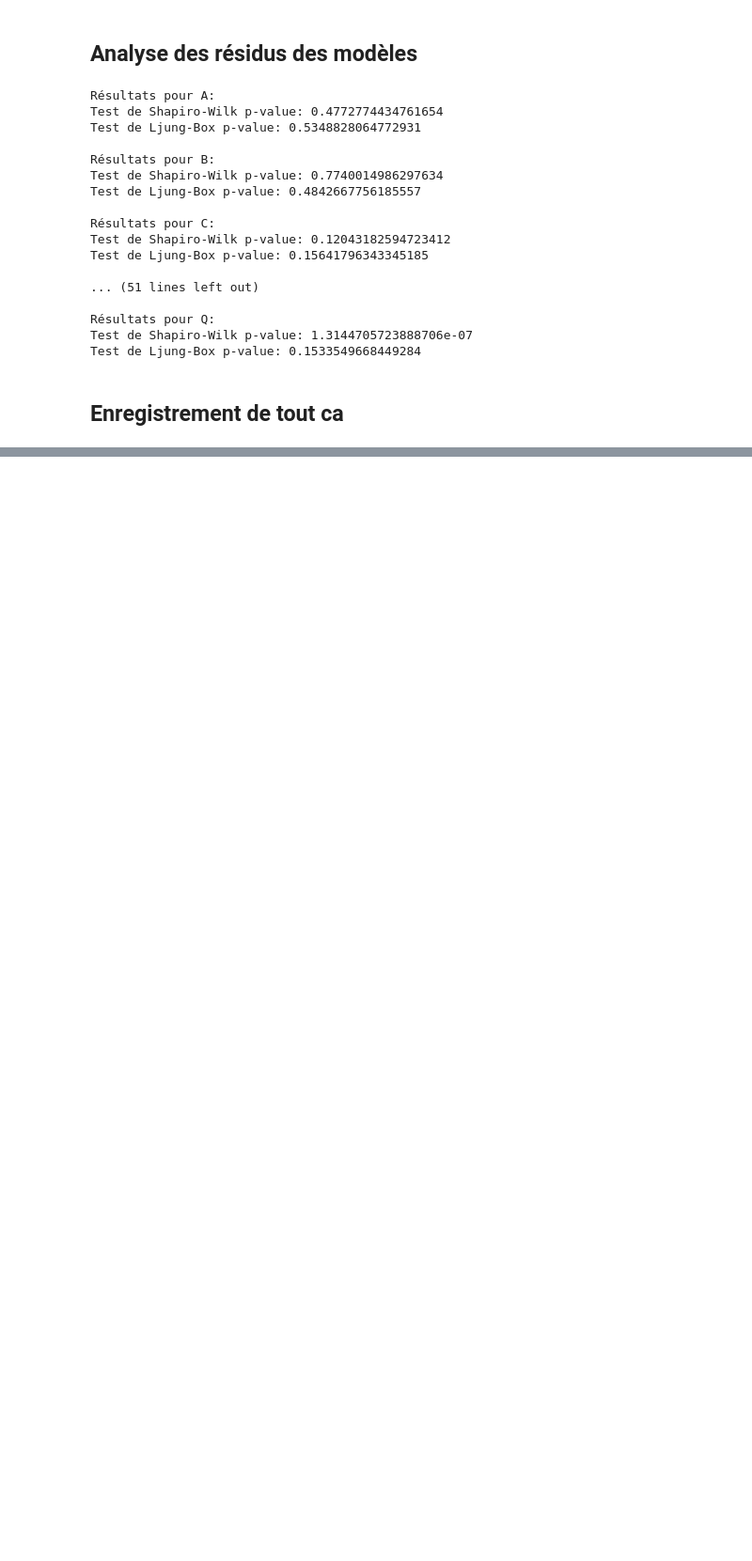
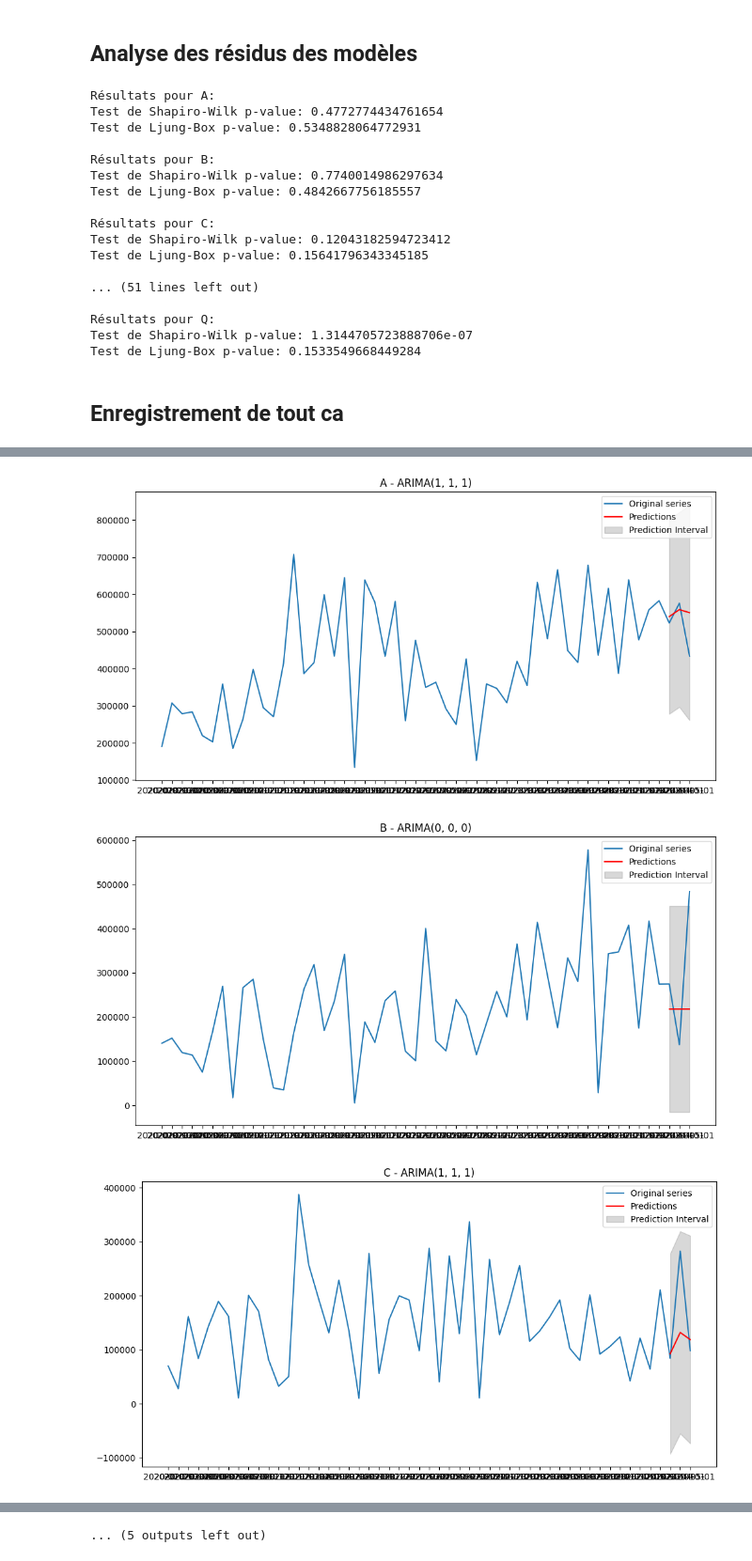
Before and after one commit to Yannickdla/MS-EBDE-UTT-23-Prof-thesis, a Jupyter notebook: Code/Modeling/Etudes de Modelisation 3 baseline models.ipynb, the cells around one changed output, grey strips where cells are left out. Shown at 94% size. Drawn from its saved outputs; the diff is of its cells as text; code cells hidden in the pictures; blank space fills up the shorter version.

Commit message:
Commit de modèles VAR et ARIMA

```diff
--- a/Code/Modeling/Etudes de Modelisation 3 baseline models.ipynb
+++ b/Code/Modeling/Etudes de Modelisation 3 baseline models.ipynb
@@ -405,15 +405,15 @@ for col, model in best_models.items():
         'Shapiro-Wilk p-value': shapiro_test.pvalue,
         'Ljung-Box p-value': ljungbox_test['lb_pvalue'].values[0],
 
-        'MAAPE': maape_value,
-        'MAPE': mape,
+        'MAAPE': f"{maape_value}°",
+        'MAPE': f"{mape}%",
         'ME': me,
         'RMSE': rmse,
         'MAE': mae,
         'MASE': mase,
 
-        'SMAPE': smape_value,
-        'ASMAPE': asmape_value,
+        'SMAPE': f"{smape_value}%",
+        'ASMAPE': f"{asmape_value}%",
 
     })
 
@@ -442,0 +445,40 @@ results_df.style.set_properties(**{"border": "1.5px solid #ffffff"})#, "color":
+# %%
+# Parcourir chaque modèle ajusté
+for col, model in best_models.items():
+
+    # Diviser les données
+    train = dfOrig[col].iloc[:-n]
+    test = dfOrig[col].iloc[-n:]
+
+    # Réajuster le modèle sur l'ensemble d'entraînement
+    model.fit(train)
+
+    # Faire des prévisions sur l'ensemble de test avec intervalle de confiance
+    predictions, conf_int = model.predict(n_periods=n, return_conf_int=True)
+
+    # Créer une figure pour chaque série
+    plt.figure(figsize=(12, 6))
+
+    # Tracer la série originale
+    plt.plot(dfOrig.index, dfOrig[col], label='Original series')
+
+    # Tracer les prévisions
+    prediction_index = dfOrig.index[-n:]
+    plt.plot(prediction_index, predictions, label='Predictions', color='red')
+
+    # Tracer l'intervalle de prédiction
+    plt.fill_between(prediction_index,
+                     conf_int[:, 0],  # Limite inférieure de l'intervalle
+                     conf_int[:, 1],  # Limite supérieure de l'intervalle
+                     color='gray', alpha=0.3, label='Prediction Interval')
+
+    plt.title(f'{col} - ARIMA{model.order}')
+    # Ajouter une légende
+    plt.legend()
+
+    # Afficher le graphique
+    plt.show()
+# %% [output]
+[figure, added]
+[figure, added]
+[figure, added]
@@ -442,0 +494 @@ results_df.style.set_properties(**{"border": "1.5px solid #ffffff"})#, "color":
+... (5 outputs left out)
```
Also changed, not shown: parts of 3 cells of this notebook, 1 other file.
